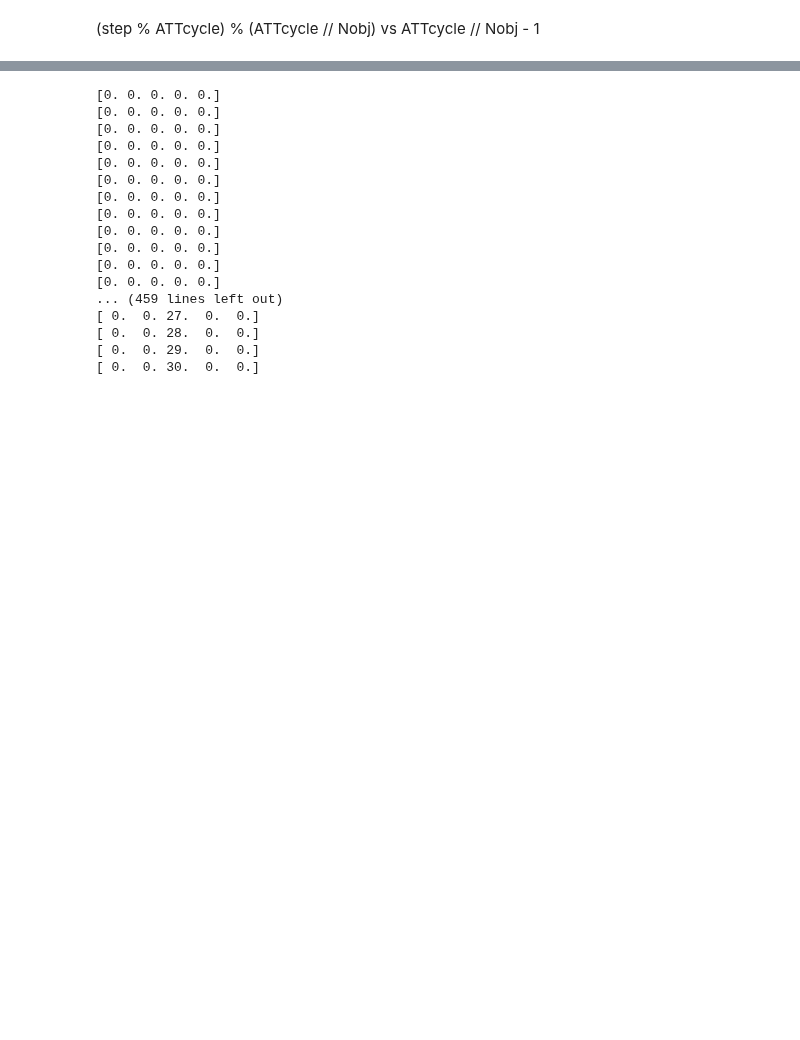
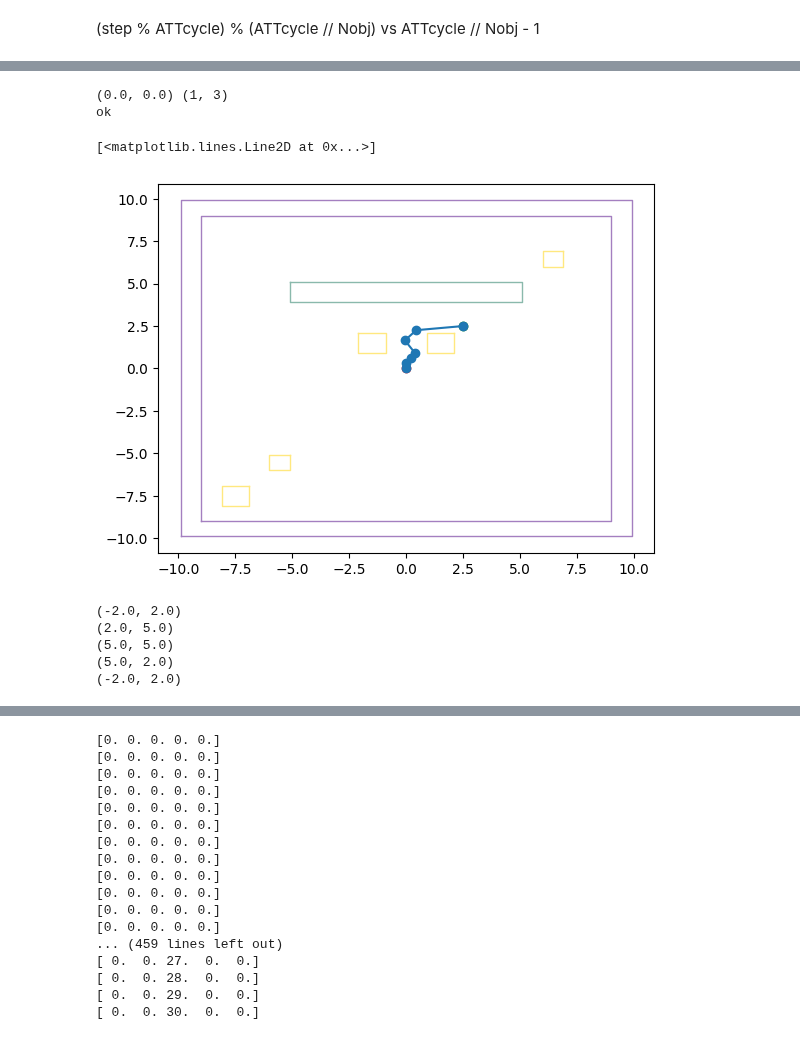
Before and after one commit to 1101AlexZab1011/SpatialMemory, a Jupyter notebook: dev/main_new.ipynb, the cells around one changed output, grey strips where cells are left out. Drawn from its saved outputs; the diff is of its cells as text; code cells hidden in the pictures; blank space fills up the shorter version.

```diff
--- a/dev/main_new.ipynb
+++ b/dev/main_new.ipynb
@@ -1244,0 +1731,40 @@ class AttentionCallback(BaseCallback):
+# %%
+start = 0, 0
+end = 2.5, 2.5
+angle = math.pi/2
+
+fig, ax = plt.subplots()
+for wall in compiler.environment.walls:
+    plot_polygon(wall.polygon, ax=ax, alpha=0.5, linewidth=1)
+for obj in compiler.environment.objects:
+    plot_polygon(obj.polygon, ax=ax, alpha=0.5, linewidth=1)
+
+ax.plot(start[0], start[1], 'ro')
+ax.plot(end[0], end[1], 'go')
+
+traj = AStarTrajectory(
+    compiler.environment,
+    n_points=5,
+    method='quadratic',
+    dx=1,
+    poly_increase_factor=0
+)
+
+
+path = traj(start, end, angle)
+
+ax.plot(path[:, 0], path[:, 1], 'o-')
+# %% [output]
+(0.0, 0.0) (1, 3)
+ok
+[<matplotlib.lines.Line2D at 0x...>]
+[figure, added]
+# %%
+for x, y in zip(*polygons[0].exterior.xy):
+    print(x)
+# %% [output]
+(-2.0, 2.0)
+(2.0, 5.0)
+(5.0, 5.0)
+(5.0, 2.0)
+(-2.0, 2.0)
```
Also changed, not shown: parts of 31 cells of this notebook, 11 other files.
